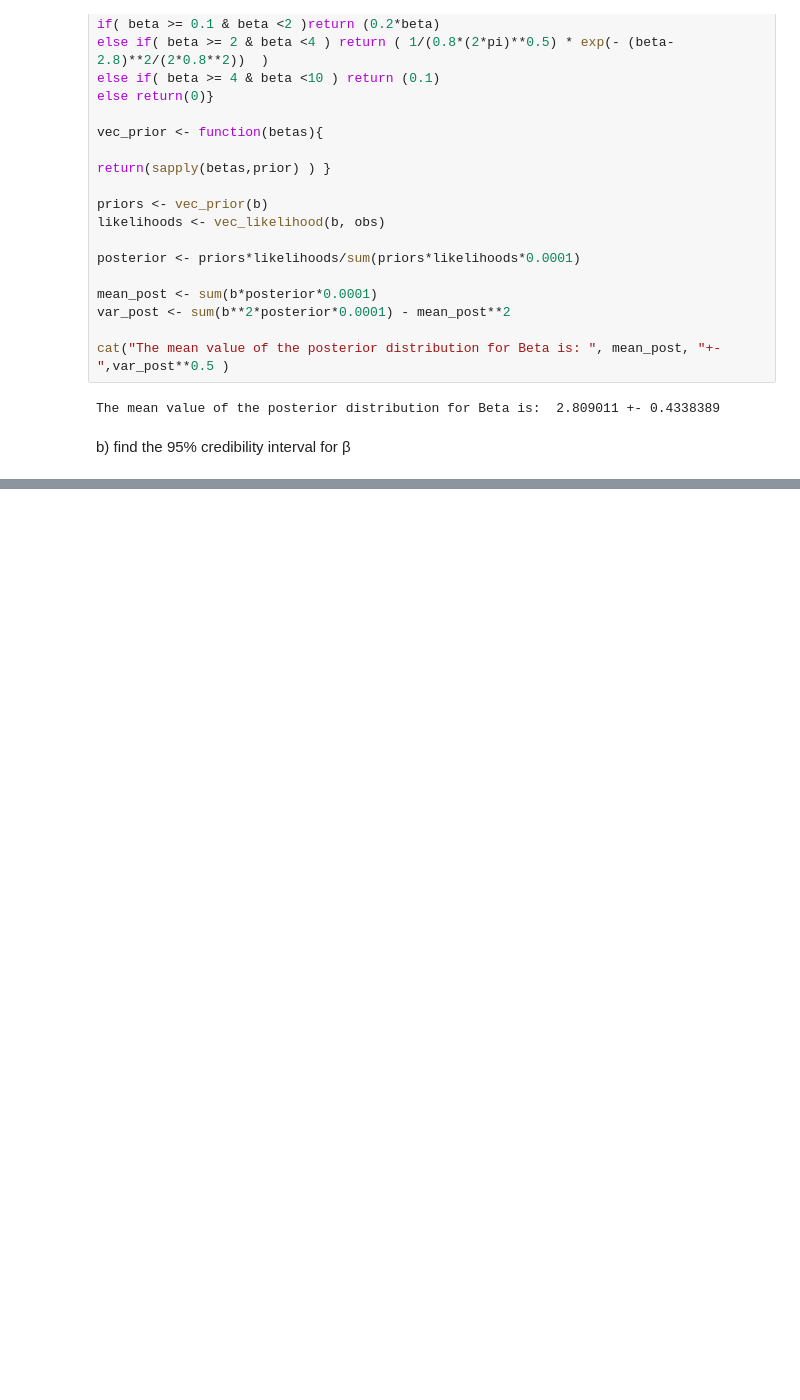
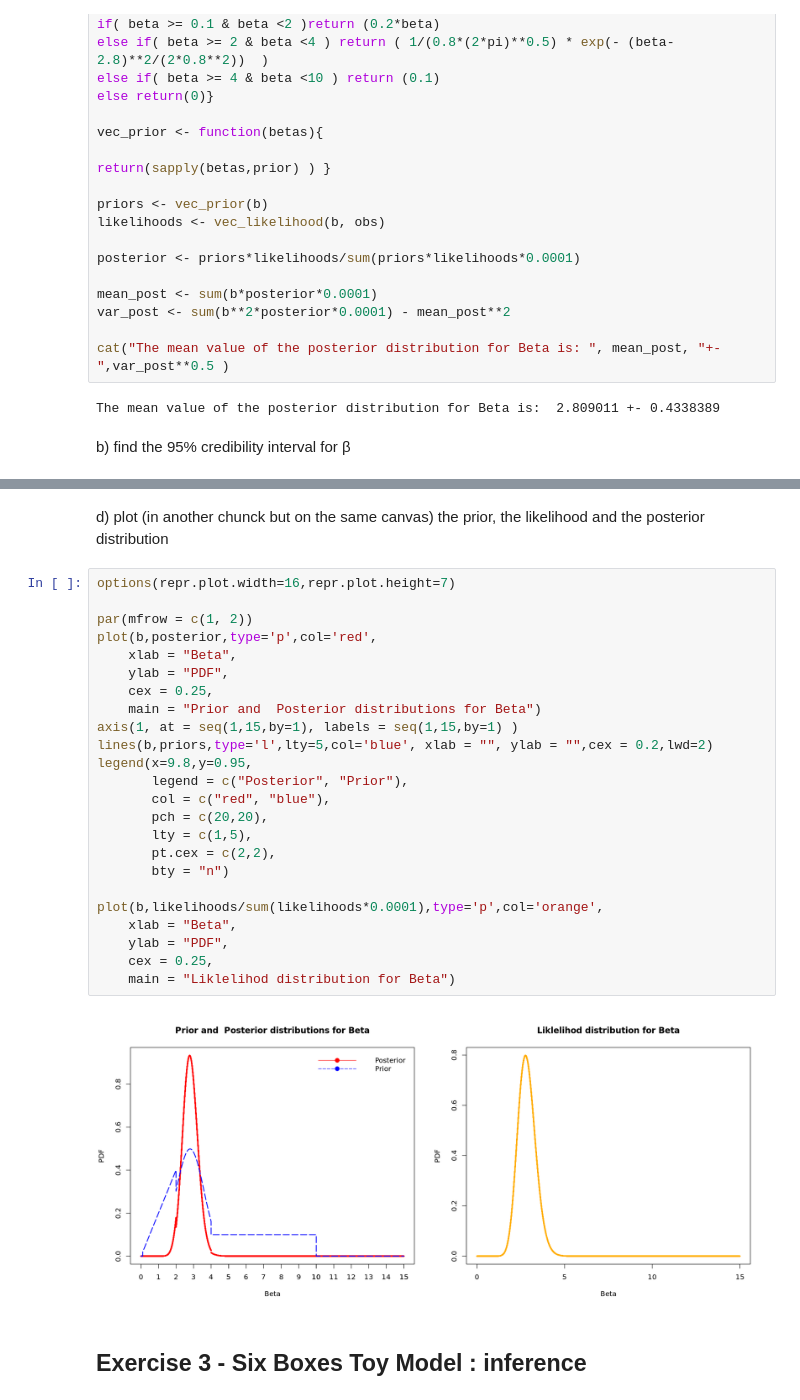
Before and after one commit to jonathancavallin/Advanced_Statistics_for_Physics_Analysis, a Jupyter notebook: JonathanCavallin_Lab4.ipynb, the cells around one changed output, grey strips where cells are left out. Cells and saved outputs as stored; diff of their text form; blank space fills up the shorter version.

```diff
--- a/JonathanCavallin_Lab4.ipynb
+++ b/JonathanCavallin_Lab4.ipynb
@@ -178,0 +218,30 @@ plot(b,posterior,type='p',col='red',
+# %% [markdown]
+d) plot (in another chunck but on the same canvas) the prior, the likelihood and the posterior distribution
+# %%
+options(repr.plot.width=16,repr.plot.height=7)
+
+par(mfrow = c(1, 2))
+plot(b,posterior,type='p',col='red',
+    xlab = "Beta",
+    ylab = "PDF",
+    cex = 0.25,
+    main = "Prior and  Posterior distributions for Beta")
+axis(1, at = seq(1,15,by=1), labels = seq(1,15,by=1) )
+lines(b,priors,type='l',lty=5,col='blue', xlab = "", ylab = "",cex = 0.2,lwd=2)
+legend(x=9.8,y=0.95,
+       legend = c("Posterior", "Prior"),
+       col = c("red", "blue"),
+       pch = c(20,20),
+       lty = c(1,5),
+       pt.cex = c(2,2),
+       bty = "n")
+
+plot(b,likelihoods/sum(likelihoods*0.0001),type='p',col='orange',
+    xlab = "Beta",
+    ylab = "PDF",
+    cex = 0.25,
+    main = "Liklelihod distribution for Beta")
+# %% [output]
+[figure, added]
+# %% [markdown]
+## Exercise 3 - Six Boxes Toy Model : inference
```
Also changed, not shown: parts of 8 cells of this notebook.
